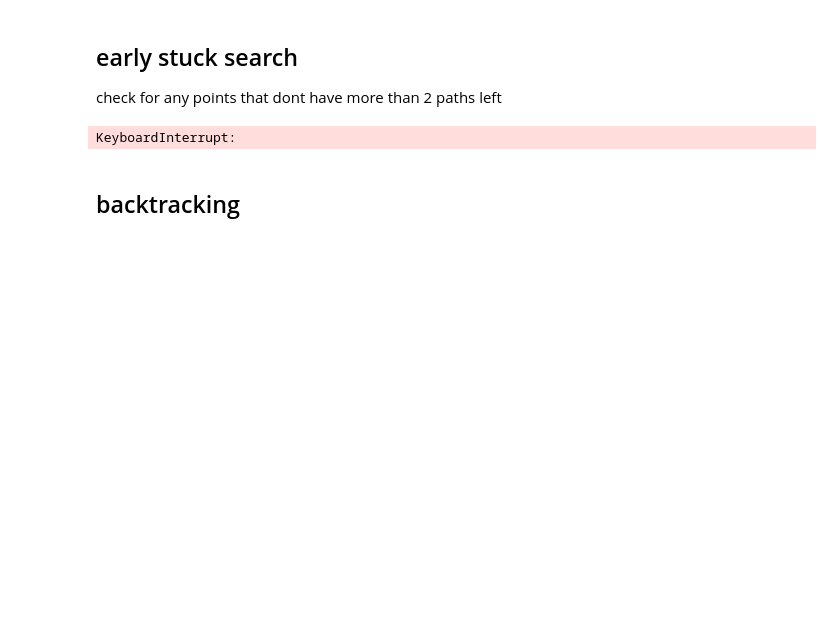
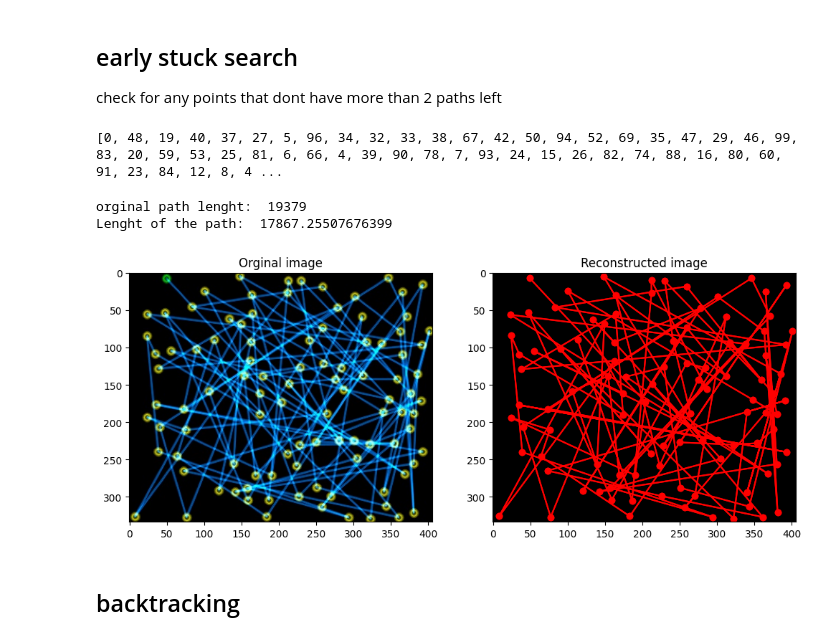
Before and after one commit to maximedrouhin/AI-Lab_Traveling-Salesman-Problem, a Jupyter notebook: algorithmic_solution.ipynb, the cells around one changed output. Drawn from its saved outputs; the diff is of its cells as text; code cells hidden in the pictures; blank space fills up the shorter version.

Commit message:
algorithmic_solution get_valid_path_backcheck returns a path

```diff
--- a/algorithmic_solution.ipynb
+++ b/algorithmic_solution.ipynb
@@ -414,10 +414,10 @@ def get_valid_path_backcheck(connection_matrix, max_val, zero_matr=True):
             if len(connection) <= 1:
                 #print(f"Node {node} has only {len(connection)} connection left")
                 if len(connection) == 0:
-                    one += 2
+                    return True
                 one += 1
-        if one >= 2:
-            return True
+                if one > 2:
+                    return True
         return False
 
     def restore_connections(valid_connections, restore_pos):
@@ -433,10 +433,11 @@ def get_valid_path_backcheck(connection_matrix, max_val, zero_matr=True):
         #print(len(path))
         reamining_options = list(valid_connections[path[-1]])
 
-        #print(reamining_options)
-        if len(path) >= 90:
-            print(len(path),path)
-            print(valid_connections)
+        if len(valid_connections) == 2:
+            if reamining_options:
+                path.append(reamining_options[0])
+                return path
+
         #the call to create_new_valid_connections will remove the next_pos from the valid_connections this will edit the dict!
         if create_new_valid_connections(valid_connections, path[-1]):
             restore_connections(valid_connections, path[-1])
@@ -446,8 +447,6 @@ def get_valid_path_backcheck(connection_matrix, max_val, zero_matr=True):
         while len(reamining_options) > 0:
                 next_pos = reamining_options.pop(0)
                 path.append(next_pos)
-                if len(path) == connection_matrix.shape[0]:
-                    return path
                 next = valid_path_searcher(valid_connections, path)
                 if next is not None:
                     return next
@@ -500,13 +499,37 @@ def get_valid_path_backcheck(connection_matrix, max_val, zero_matr=True):
 #from line_detection_functions import backtrack_search
 matr = backup.copy()
 
-max_val = 0.20
-
+max_val = 0.1
 result = get_valid_path_backcheck(matr, max_val, zero_matr=True)
 
 print(result)
 # %% [output]
-KeyboardInterrupt:
+[0, 48, 19, 40, 37, 27, 5, 96, 34, 32, 33, 38, 67, 42, 50, 94, 52, 69, 35, 47, 29, 46, 99, 83, 20, 59, 53, 25, 81, 6, 66, 4, 39, 90, 78, 7, 93, 24, 15, 26, 82, 74, 88, 16, 80, 60, 91, 23, 84, 12, 8, 4 ...
+# %%
+best_path = [all_positions[i] for i in result]
+
+fig, axs = plt.subplots(1, 2, figsize=(12, 12))
+
+axs[0].imshow(image)
+axs[0].set_title("Orginal image")
+
+aprox_image = np.zeros(image.shape)
+axs[1].imshow(aprox_image)
+axs[1].set_title("Reconstructed image")
+axs[1].plot([x[0] for x in best_path], [x[1] for x in best_path], 'ro-')
+axs[1].plot([x[0] for x in best_path], [x[1] for x in best_path], 'ro-')
+
+print("orginal path lenght: ", true_lenght)
+
+lenght = 0
+for i in range(1, len(best_path)):
+    lenght += np.linalg.norm(np.array(best_path[i]) - np.array(best_path[i-1]))
+
+print("Lenght of the path: ", lenght)
+# %% [output]
+orginal path lenght:  19379
+Lenght of the path:  17867.25507676399
+[figure, added]
 # %% [markdown]
 ## backtracking
 # %%
```
Also changed, not shown: parts of 1 cell of this notebook, 1 other file.
